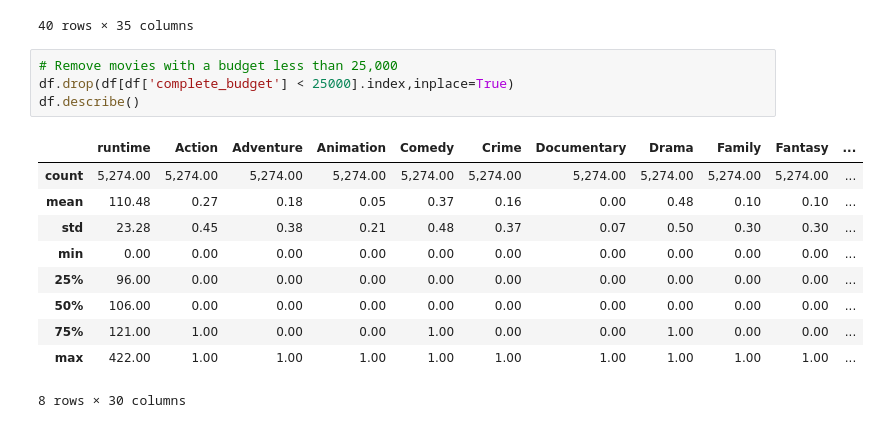
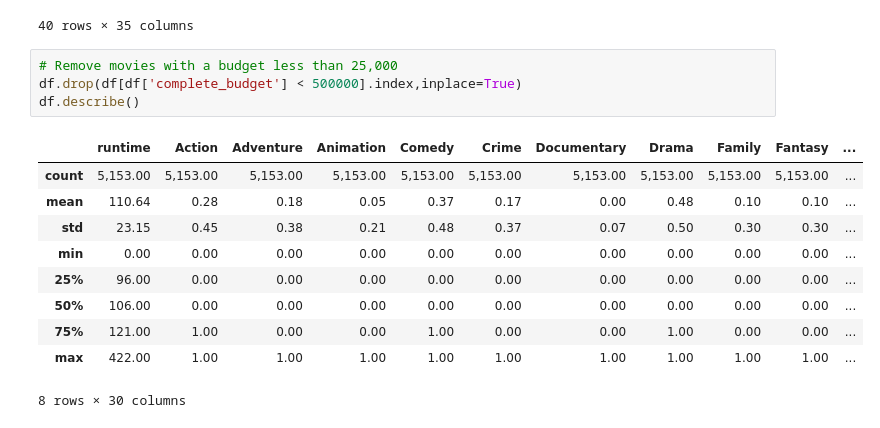
Before and after one commit to abew16/Data-Science-Bootcamp, a Jupyter notebook: Unit 3/Capstone/Predicting Movie Revenue.ipynb, the cells around one changed output. Drawn from its saved outputs; the diff is of its cells as text.

```diff
--- a/Unit 3/Capstone/Predicting Movie Revenue.ipynb
+++ b/Unit 3/Capstone/Predicting Movie Revenue.ipynb
@@ -293,13 +293,13 @@ df[df['complete_revenue'] < df['complete_revenue'].quantile(q=.0075)]
 40 rows × 35 columns
 # %%
 # Remove movies with a budget less than 25,000
-df.drop(df[df['complete_budget'] < 25000].index,inplace=True)
+df.drop(df[df['complete_budget'] < 500000].index,inplace=True)
 df.describe()
 # %% [output]
 |  | runtime | Action | Adventure | Animation | Comedy | Crime | Documentary | Drama | Family | Fantasy | ... |
-| count | 5,274.00 | 5,274.00 | 5,274.00 | 5,274.00 | 5,274.00 | 5,274.00 | 5,274.00 | 5,274.00 | 5,274.00 | 5,274.00 | ... |
-| mean | 110.48 | 0.27 | 0.18 | 0.05 | 0.37 | 0.16 | 0.00 | 0.48 | 0.10 | 0.10 | ... |
-| std | 23.28 | 0.45 | 0.38 | 0.21 | 0.48 | 0.37 | 0.07 | 0.50 | 0.30 | 0.30 | ... |
+| count | 5,153.00 | 5,153.00 | 5,153.00 | 5,153.00 | 5,153.00 | 5,153.00 | 5,153.00 | 5,153.00 | 5,153.00 | 5,153.00 | ... |
+| mean | 110.64 | 0.28 | 0.18 | 0.05 | 0.37 | 0.17 | 0.00 | 0.48 | 0.10 | 0.10 | ... |
+| std | 23.15 | 0.45 | 0.38 | 0.21 | 0.48 | 0.37 | 0.07 | 0.50 | 0.30 | 0.30 | ... |
 | min | 0.00 | 0.00 | 0.00 | 0.00 | 0.00 | 0.00 | 0.00 | 0.00 | 0.00 | 0.00 | ... |
 | 25% | 96.00 | 0.00 | 0.00 | 0.00 | 0.00 | 0.00 | 0.00 | 0.00 | 0.00 | 0.00 | ... |
 | 50% | 106.00 | 0.00 | 0.00 | 0.00 | 0.00 | 0.00 | 0.00 | 0.00 | 0.00 | 0.00 | ... |
```
Also changed, not shown: parts of 10 cells of this notebook, 1 other file.
